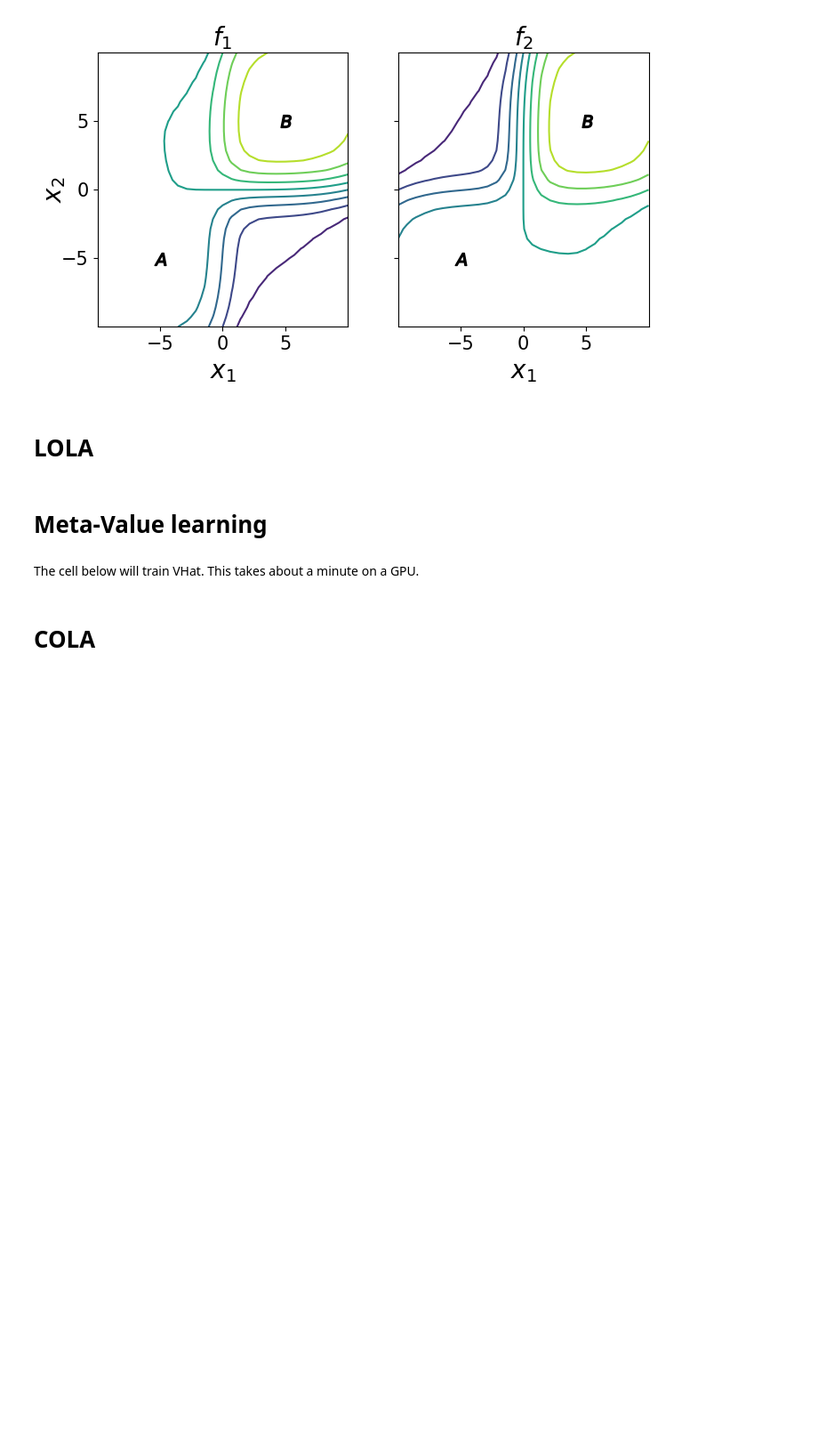
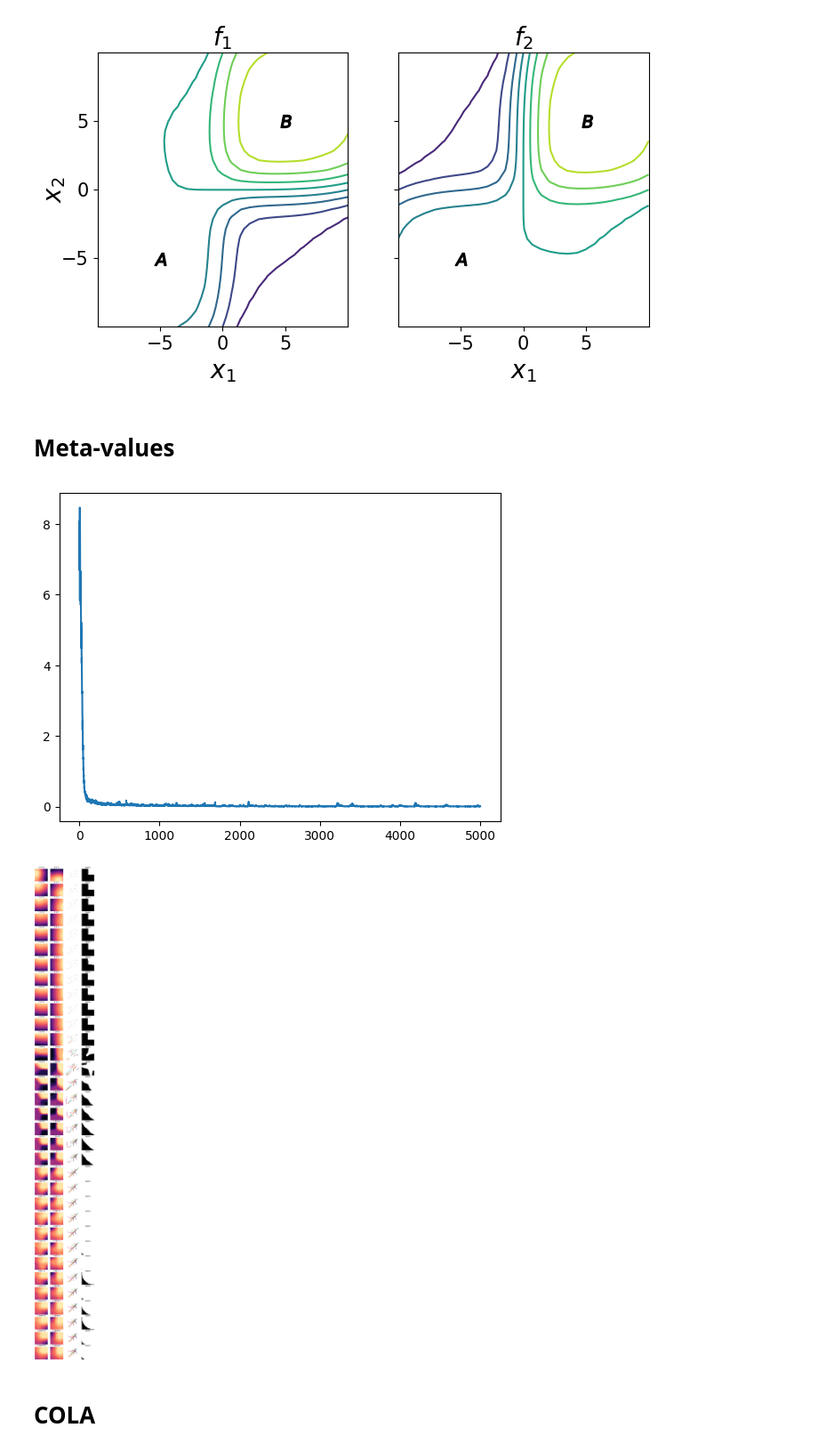
Before and after one commit to MetaValueLearning/MetaValueLearning, a Jupyter notebook: logistic_game.ipynb, the cells around one changed output. Shown at 89% size. Drawn from its saved outputs; the diff is of its cells as text; code cells hidden in the pictures; blank space fills up the shorter version.

```diff
--- a/logistic_game.ipynb
+++ b/logistic_game.ipynb
@@ -163,0 +169,27 @@ Text(0.5, 0.92, 'player 2 objective')
+# %%
+# the logistic game
+def f(z): # z is a pair of scalars
+  x, y = z
+  sx, sy = jax.nn.sigmoid(z)
+  return -(4 * jp.array([sx * (1 - 2 * sy),
+                         sy * (1 - 2 * sx)])
+           + 1 * ((x * y) ** 2 + (x ** 2 - y ** 2) ** 2) / 10000)
+
+def f_tandem(z):
+  return -(z**2).sum() +2*z
+
+def diagjac(f,z):
+  return jp.diag(jax.jacrev(f)(z))
+
+def huber(delta, threshold=1):
+  delta = jp.abs(delta)
+  return jp.where(delta <= threshold,
+                  delta ** 2 / 2,
+                  threshold * delta - threshold ** 2 / 2)
+
+def qr_loss(xs, ys):
+  [n] = xs.shape
+  mid = (jp.arange(n) + 0.5) / n  # quantile midpoints
+  dq = ys[None, :] - xs[:, None]
+  loss = jp.abs(mid[:, None] - (dq<0)) * huber(dq)
+  return loss.sum() / n
@@ -180,5 +350,3 @@ subplots([[partial(plot_objective, player=i) for i in range(2)]],
 pass
 # %% [output]
 [figure]
-# %% [markdown]
-# LOLA
@@ -208,3 +353,3 @@ def f_hola(x, alpha=1., n=1):  # higher-order LOLA (no taylor approximation)
 # %% [markdown]
-# Meta-Value learning
+# Meta-values
 # %%
@@ -251,8 +387,6 @@ class VHat:
     return cls(params=params, module=module)
   def bind_gamma(self, gamma):
     return partial(self, gamma=jp.full([2], gamma, dtype="float32"))
-# %% [markdown]
-The cell below will train VHat. This takes about a minute on a GPU.
 # %%
 def vhat_loss_fn(vhat, xs, gamma):
   T, P = xs.shape
@@ -308,27 +452,28 @@ def f_vhat(x, gamma=0.):
   return final_vhat.bind_gamma(gamma)(x)
 # %%
 def plot_training_process(vhat_trace, gamma=0.99):
-  def plot_vhat(ot, ax, time, player):
+  def plot_vhat_contour(ot, ax, time, player):
     vhat = ot["trace"][time].bind_gamma(gamma)
-    vs = jax.vmap(jax.vmap(vhat))(grid_points)
-    ax.contourf(grid_points[..., 0], grid_points[..., 1], vs[..., player], cmap="magma", levels=10)
+    vs = jax.vmap(jax.vmap(vhat))(zs)
+    ax.contourf(zs[..., 0], zs[..., 1], vs[..., player], cmap="magma", levels=10)
     ax.set_title(f"T {time} P {player}")
     ax.set_axis_off()
-  def plot_trails(ot, ax, time):
+  def plot_trajectories(ot, ax, time):
     vhat = ot["trace"][time].bind_gamma(gamma)
-    trace = train_fromscratch(simgrad(vhat))
-    ax.plot(trace[..., 0].T, trace[..., 1].T, linewidth=2)
-    ax.set_xlim((-10,10)); ax.set_ylim((-10,10))
+    trace = train_simple(vhat)
+    simple_plot_trajectory(trace["trace"], ax)
 
   plt.figure()
   plt.plot(vhat_trace["losses"])
-  subplots([[partial(plot_vhat, vhat_trace, time=time, player=0),
-             partial(plot_vhat, vhat_trace, time=time, player=1),
-             partial(plot_trails, vhat_trace, time=time)]
+  subplots([[partial(plot_vhat_contour, vhat_trace, time=time, player=0), partial(plot_vhat_contour, vhat_trace, time=time, player=1),
+             partial(plot_trajectories, vhat_trace, time=time), partial(plot_basins, vhat_trace["trace"][time].bind_gamma(gamma))]
             for time in logspacedindices(vhat_trace["itraces"])],
           subplot_wh_hint=(4, 4))
 plot_training_process(vhat_trace)
 
 pass
+# %% [output]
+[figure, added]
+[figure, added]
 # %% [markdown]
 # COLA
```
Also changed, not shown: parts of 23 cells of this notebook, 2 other files.
